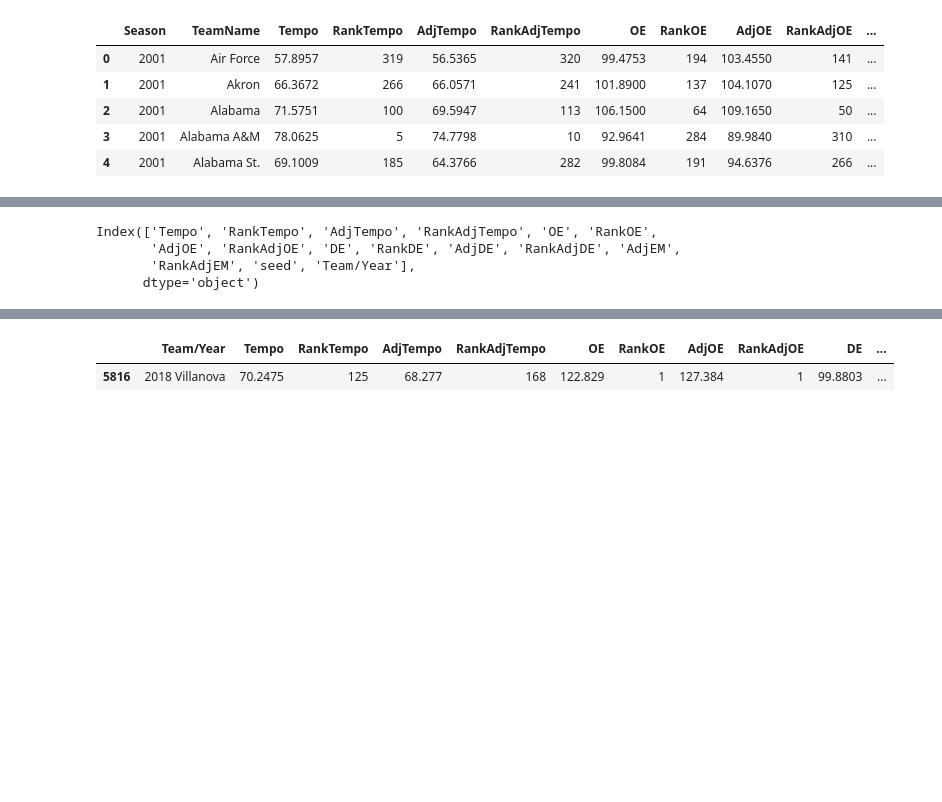
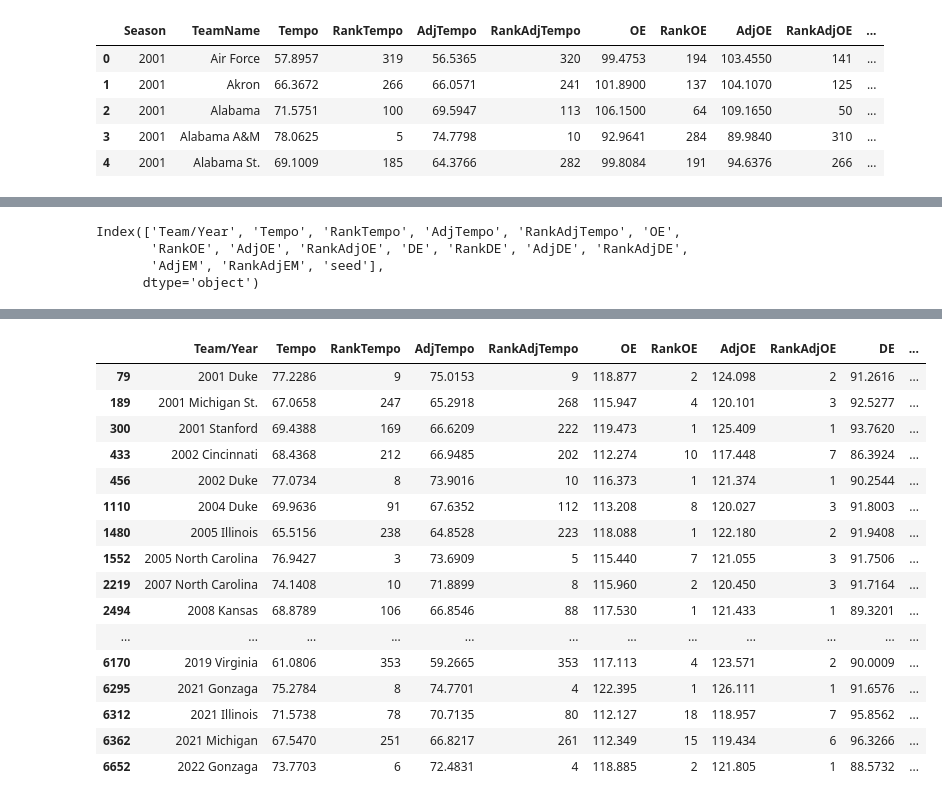
Before and after one commit to maddog19527/KenPom_Datasets, a Jupyter notebook: pretourney_data/pretourney_fix.ipynb, the cells around one changed output, grey strips where cells are left out. Cells and saved outputs as stored; diff of their text form; code cells hidden in the pictures; blank space fills up the shorter version.

```diff
--- a/pretourney_data/pretourney_eda.ipynb
+++ b/pretourney_data/pretourney_fix.ipynb
@@ -74,3 +74,8 @@ memory usage: 965.7+ KB
 # %%
 total['Team/Year']=total['Season'].astype(str) + ' ' +total['TeamName']
 total.drop(columns=['Season', 'TeamName'], axis=1, inplace=True)
+# %%
+total=total[total['Tempo'] !=0]
+# %%
+popper=total.pop('Team/Year')
+total.insert(0,'Team/Year',popper)
@@ -88,13 +95,10 @@ tourneyteams.head()
 # %%
 tourneyteams.columns
 # %% [output]
-Index(['Tempo', 'RankTempo', 'AdjTempo', 'RankAdjTempo', 'OE', 'RankOE',
-       'AdjOE', 'RankAdjOE', 'DE', 'RankDE', 'AdjDE', 'RankAdjDE', 'AdjEM',
-       'RankAdjEM', 'seed', 'Team/Year'],
+Index(['Team/Year', 'Tempo', 'RankTempo', 'AdjTempo', 'RankAdjTempo', 'OE',
+       'RankOE', 'AdjOE', 'RankAdjOE', 'DE', 'RankDE', 'AdjDE', 'RankAdjDE',
+       'AdjEM', 'RankAdjEM', 'seed'],
       dtype='object')
-# %%
-popper=tourneyteams.pop('Team/Year')
-tourneyteams.insert(0,'Team/Year',popper)
 # %%
 tourneyteams.head()
 # %% [output]
@@ -107,7 +111,22 @@ tourneyteams.head()
 # %%
 tourneyteams.to_csv('tourney.csv')
 # %%
-tourneyteams.loc[tourneyteams['AdjOE'] >127]
+tourneyteams.loc[tourneyteams['AdjEM'] >30]
 # %% [output]
 |  | Team/Year | Tempo | RankTempo | AdjTempo | RankAdjTempo | OE | RankOE | AdjOE | RankAdjOE | DE | ... |
-| 5816 | 2018 Villanova | 70.2475 | 125 | 68.277 | 168 | 122.829 | 1 | 127.384 | 1 | 99.8803 | ... |
+| 79 | 2001 Duke | 77.2286 | 9 | 75.0153 | 9 | 118.877 | 2 | 124.098 | 2 | 91.2616 | ... |
+| 189 | 2001 Michigan St. | 67.0658 | 247 | 65.2918 | 268 | 115.947 | 4 | 120.101 | 3 | 92.5277 | ... |
+| 300 | 2001 Stanford | 69.4388 | 169 | 66.6209 | 222 | 119.473 | 1 | 125.409 | 1 | 93.7620 | ... |
+| 433 | 2002 Cincinnati | 68.4368 | 212 | 66.9485 | 202 | 112.274 | 10 | 117.448 | 7 | 86.3924 | ... |
+| 456 | 2002 Duke | 77.0734 | 8 | 73.9016 | 10 | 116.373 | 1 | 121.374 | 1 | 90.2544 | ... |
+| 1110 | 2004 Duke | 69.9636 | 91 | 67.6352 | 112 | 113.208 | 8 | 120.027 | 3 | 91.8003 | ... |
+| 1480 | 2005 Illinois | 65.5156 | 238 | 64.8528 | 223 | 118.088 | 1 | 122.180 | 2 | 91.9408 | ... |
+| 1552 | 2005 North Carolina | 76.9427 | 3 | 73.6909 | 5 | 115.440 | 7 | 121.055 | 3 | 91.7506 | ... |
+| 2219 | 2007 North Carolina | 74.1408 | 10 | 71.8899 | 8 | 115.960 | 2 | 120.450 | 3 | 91.7164 | ... |
+| 2494 | 2008 Kansas | 68.8789 | 106 | 66.8546 | 88 | 117.530 | 1 | 121.433 | 1 | 89.3201 | ... |
+| ... | ... | ... | ... | ... | ... | ... | ... | ... | ... | ... | ... |
+| 6170 | 2019 Virginia | 61.0806 | 353 | 59.2665 | 353 | 117.113 | 4 | 123.571 | 2 | 90.0009 | ... |
+| 6295 | 2021 Gonzaga | 75.2784 | 8 | 74.7701 | 4 | 122.395 | 1 | 126.111 | 1 | 91.6576 | ... |
+| 6312 | 2021 Illinois | 71.5738 | 78 | 70.7135 | 80 | 112.127 | 18 | 118.957 | 7 | 95.8562 | ... |
+| 6362 | 2021 Michigan | 67.5470 | 251 | 66.8217 | 261 | 112.349 | 15 | 119.434 | 6 | 96.3266 | ... |
+| 6652 | 2022 Gonzaga | 73.7703 | 6 | 72.4831 | 4 | 118.885 | 2 | 121.805 | 1 | 88.5732 | ... |
```
Also changed, not shown: parts of 2 cells of this notebook, 11 other files.
